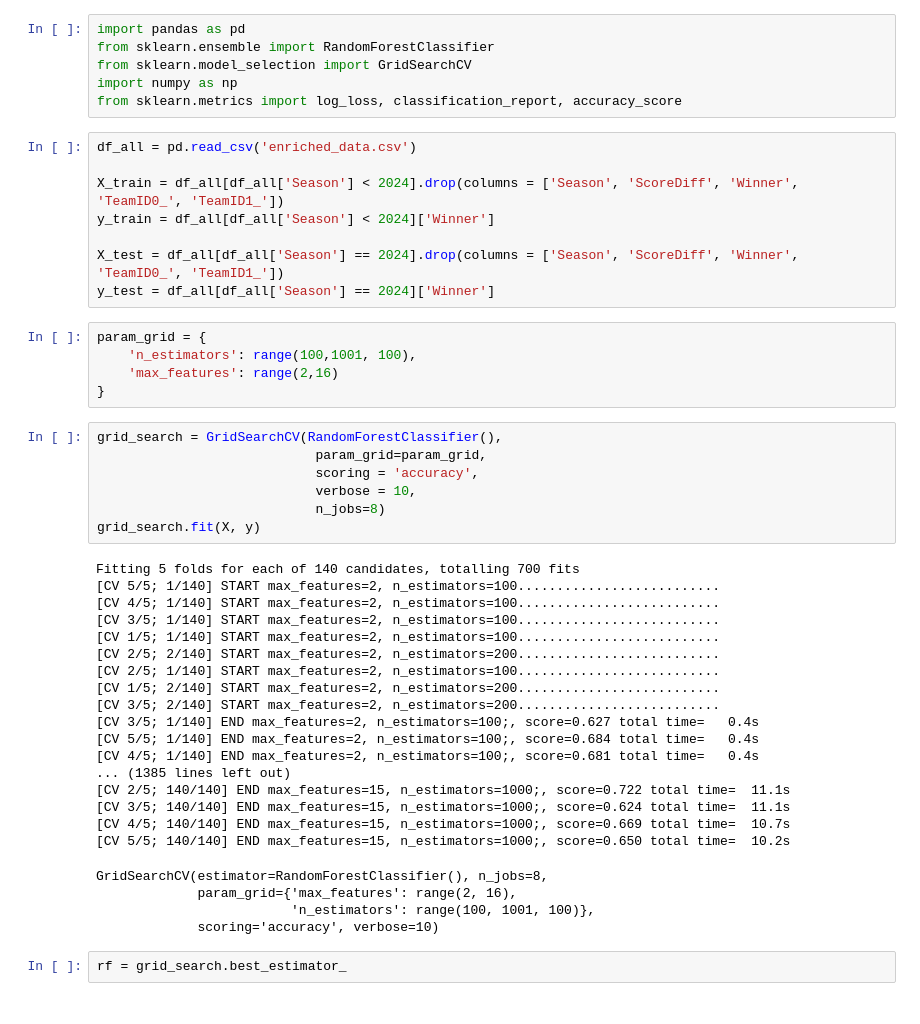
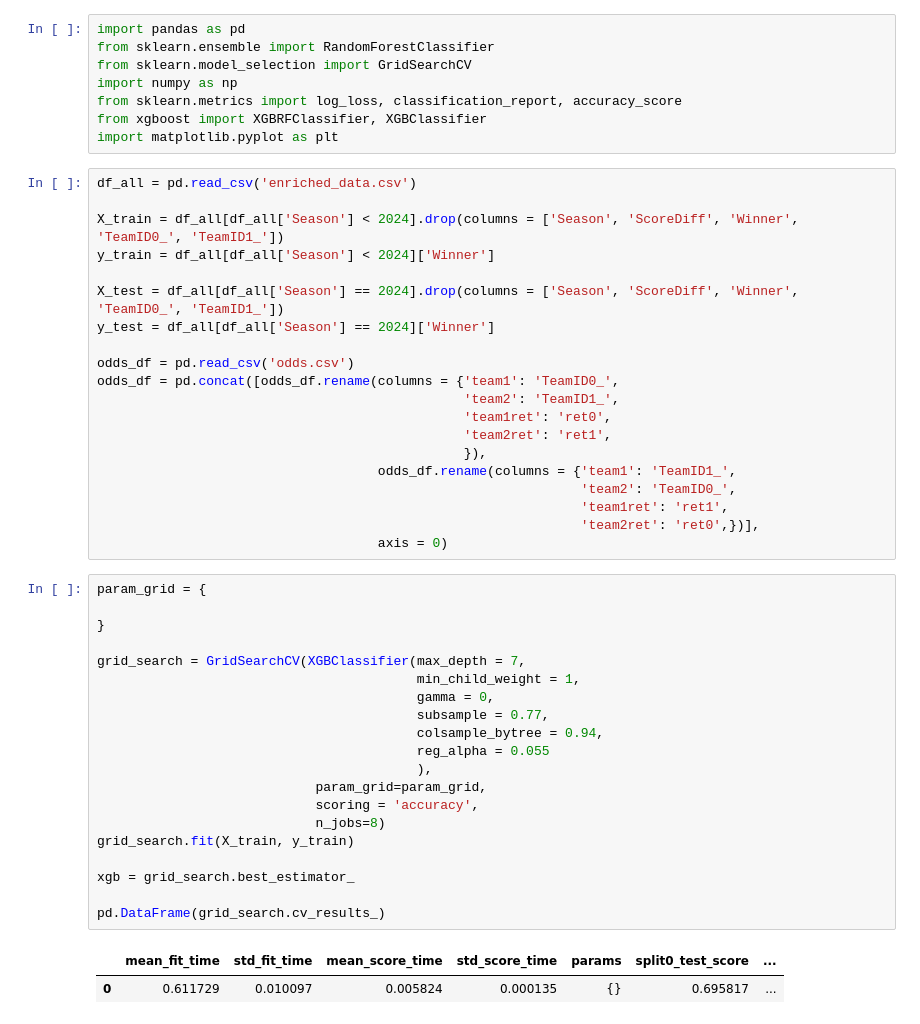
Before and after one commit to Eurcrue/data602-project, a Jupyter notebook: Final.ipynb, the cells around one changed output. Saved outputs shown, nothing was run; the diff lists cells and outputs as text.

```diff
--- a/Final.ipynb
+++ b/Final.ipynb
@@ -4,6 +4,8 @@ from sklearn.ensemble import RandomForestClassifier
 from sklearn.model_selection import GridSearchCV
 import numpy as np
 from sklearn.metrics import log_loss, classification_report, accuracy_score
+from xgboost import XGBRFClassifier, XGBClassifier
+import matplotlib.pyplot as plt
 # %%
 df_all = pd.read_csv('enriched_data.csv')
 
@@ -12,39 +14,38 @@ y_train = df_all[df_all['Season'] < 2024]['Winner']
 
 X_test = df_all[df_all['Season'] == 2024].drop(columns = ['Season', 'ScoreDiff', 'Winner', 'TeamID0_', 'TeamID1_'])
 y_test = df_all[df_all['Season'] == 2024]['Winner']
+
+odds_df = pd.read_csv('odds.csv')
+odds_df = pd.concat([odds_df.rename(columns = {'team1': 'TeamID0_',
+                                               'team2': 'TeamID1_',
+                                               'team1ret': 'ret0',
+                                               'team2ret': 'ret1',
+                                               }),
+                                    odds_df.rename(columns = {'team1': 'TeamID1_',
+                                                              'team2': 'TeamID0_',
+                                                              'team1ret': 'ret1',
+                                                              'team2ret': 'ret0',})],
+                                    axis = 0)
-# %%
-param_grid = {
-    'n_estimators': range(100,1001, 100),
-    'max_features': range(2,16)
-}
-# %%
-grid_search = GridSearchCV(RandomForestClassifier(),
-                            param_grid=param_grid,
-                            scoring = 'accuracy',
-                            verbose = 10,
-                            n_jobs=8)
-grid_search.fit(X, y)
-# %% [output]
-Fitting 5 folds for each of 140 candidates, totalling 700 fits
-[CV 5/5; 1/140] START max_features=2, n_estimators=100..........................
-[CV 4/5; 1/140] START max_features=2, n_estimators=100..........................
-[CV 3/5; 1/140] START max_features=2, n_estimators=100..........................
-[CV 1/5; 1/140] START max_features=2, n_estimators=100..........................
-[CV 2/5; 2/140] START max_features=2, n_estimators=200..........................
-[CV 2/5; 1/140] START max_features=2, n_estimators=100..........................
-[CV 1/5; 2/140] START max_features=2, n_estimators=200..........................
-[CV 3/5; 2/140] START max_features=2, n_estimators=200..........................
-[CV 3/5; 1/140] END max_features=2, n_estimators=100;, score=0.627 total time=   0.4s
-[CV 5/5; 1/140] END max_features=2, n_estimators=100;, score=0.684 total time=   0.4s
-[CV 4/5; 1/140] END max_features=2, n_estimators=100;, score=0.681 total time=   0.4s
-... (1385 lines left out)
-[CV 2/5; 140/140] END max_features=15, n_estimators=1000;, score=0.722 total time=  11.1s
-[CV 3/5; 140/140] END max_features=15, n_estimators=1000;, score=0.624 total time=  11.1s
-[CV 4/5; 140/140] END max_features=15, n_estimators=1000;, score=0.669 total time=  10.7s
-[CV 5/5; 140/140] END max_features=15, n_estimators=1000;, score=0.650 total time=  10.2s
-GridSearchCV(estimator=RandomForestClassifier(), n_jobs=8,
-             param_grid={'max_features': range(2, 16),
-                         'n_estimators': range(100, 1001, 100)},
-             scoring='accuracy', verbose=10)
-# %%
-rf = grid_search.best_estimator_
+# %%
+param_grid = {
+
+}
+
+grid_search = GridSearchCV(XGBClassifier(max_depth = 7,
+                                         min_child_weight = 1,
+                                         gamma = 0,
+                                         subsample = 0.77,
+                                         colsample_bytree = 0.94,
+                                         reg_alpha = 0.055
+                                         ),
+                            param_grid=param_grid,
+                            scoring = 'accuracy',
+                            n_jobs=8)
+grid_search.fit(X_train, y_train)
+
+xgb = grid_search.best_estimator_
+
+pd.DataFrame(grid_search.cv_results_)
+# %% [output]
+|  | mean_fit_time | std_fit_time | mean_score_time | std_score_time | params | split0_test_score | ... |
+| 0 | 0.611729 | 0.010097 | 0.005824 | 0.000135 | {} | 0.695817 | ... |
```
Also changed, not shown: parts of 11 cells of this notebook, 1 other file.
